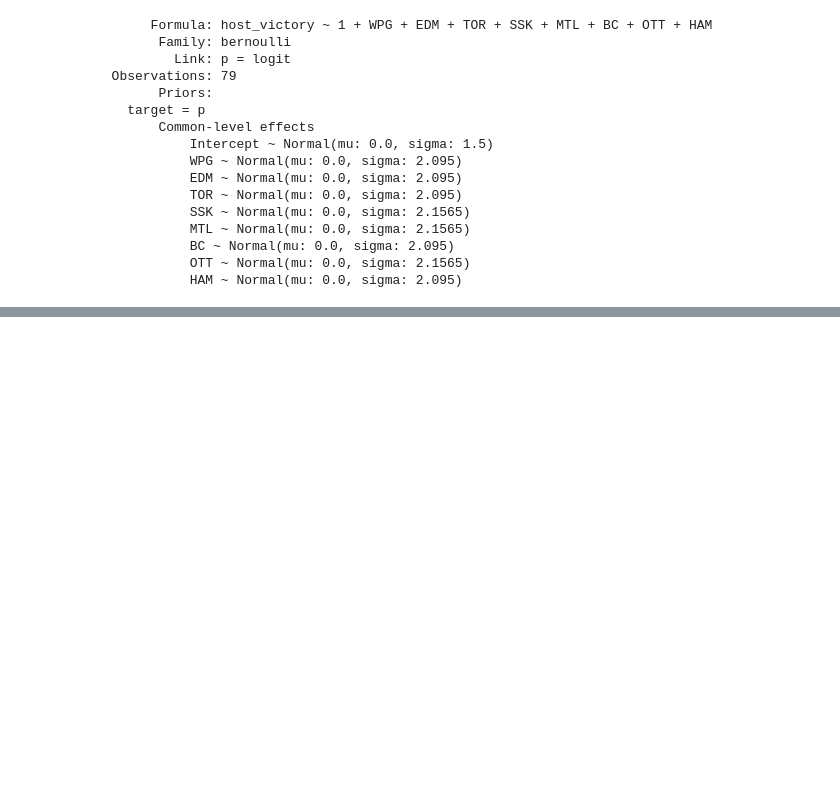
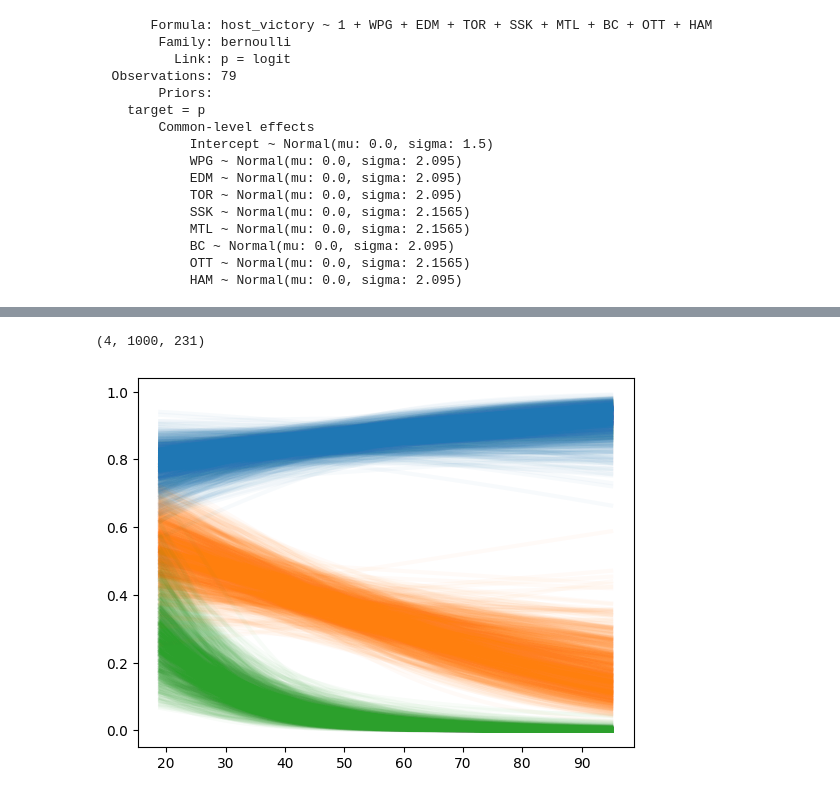
Before and after one commit to mgreenbe/DATA335W2025, a Jupyter notebook: code/logistic_regression.ipynb, the cells around one changed output, grey strips where cells are left out. Saved outputs shown, nothing was run; the diff lists cells and outputs as text; code cells hidden in the pictures; blank space fills up the shorter version.

```diff
--- a/code/logistic_regression.ipynb
+++ b/code/logistic_regression.ipynb
@@ -495,0 +629,4 @@ np.mean(mtl + hfa > wpg)
+# %%
+df = pd.DataFrame(bmb.load_data("ANES"))
+model = bmb.Model("vote[clinton] ~ party_id + party_id:age", df, family="bernoulli")
+fit = model.fit()
@@ -495,0 +663,11 @@ np.mean(mtl + hfa > wpg)
+# %%
+p = fit.posterior["p"]
+p.shape
+# %% [output]
+(4, 1000, 231)
+# %%
+for j in range(1000):
+    for i, party_id in enumerate(["democrat", "independent", "republican"]):
+        plt.plot(age, p[0, j, i * 77 : (i + 1) * 77], lw=3, alpha=0.03, color=f"C{i}")
+# %% [output]
+[figure, added]
```
Also changed, not shown: parts of 33 cells of this notebook, 1 other file.
